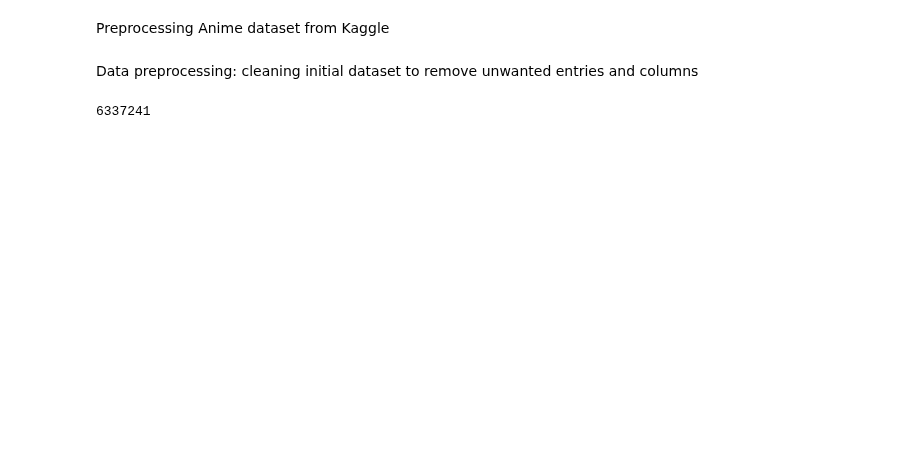
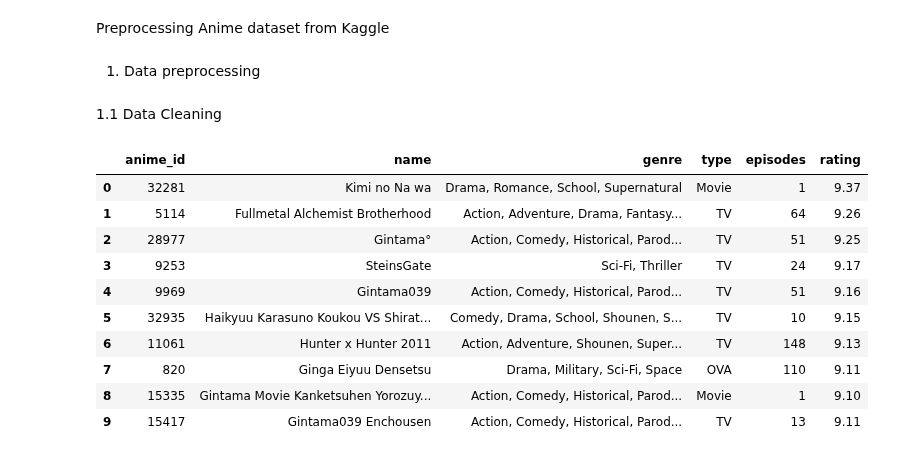
Before and after one commit to Haaris-Syed/AnimeRecommender, a Jupyter notebook: AnimeDataset-Preprocessing.ipynb, the cells around one changed output. Cells and saved outputs as stored; diff of their text form; code cells hidden in the pictures; blank space fills up the shorter version.

```diff
--- a/AnimeDataset-Preprocessing.ipynb
+++ b/AnimeDataset-Preprocessing.ipynb
@@ -9,22 +11,36 @@ import matplotlib as plt
-# %% [markdown]
-Data preprocessing: cleaning initial dataset to remove unwanted entries and columns
-# %%
-anime_df = pd.read_csv("anime.csv")
-anime_df.drop(columns=["members"], axis = 1, inplace = True)
-
-# remove entries where user has not rated an anime (indicated by a -1 in the rating column)
-user_ratings_df = pd.read_csv("rating.csv")
-user_ratings_df = user_ratings_df[user_ratings_df.rating != -1]
-user_ratings_df.head(10)
-print(len(user_ratings_df))
-#testing testing
-#testing testing
-#testing testing
-#testing testing
-#testing testing
-#testing testing
-#testing testing
-#testing testing
-#testing testing
-# %% [output]
-6337241
+# %% [markdown]
+1. Data preprocessing
+# %% [markdown]
+1.1 Data Cleaning
+# %%
+# remove unwanted features (columns) from the dataset
+anime_df = pd.read_csv("anime.csv")
+anime_df.drop(columns=["members"], axis = 1, inplace = True)
+
+#removing unwanted characters from the anime name strings
+def text_cleaning(text):
+    text = re.sub(r'&quot;', '', text)
+    text  = "".join([char for char in text if char not in string.punctuation])
+    text = re.sub(r'.hack//', '', text)
+    text = re.sub(r'&#039;', '', text)
+    text = re.sub(r'A&#039;s', '', text)
+    text = re.sub(r'I&#039;', 'I\'', text)
+    text = re.sub(r'&amp;', 'and', text)
+    text = re.sub(r'Â°', '',text)
+
+    return text
+
+anime_df['name'] = anime_df['name'].apply(text_cleaning)
+anime_df.head(10)
+# %% [output]
+|  | anime_id | name | genre | type | episodes | rating |
+| 0 | 32281 | Kimi no Na wa | Drama, Romance, School, Supernatural | Movie | 1 | 9.37 |
+| 1 | 5114 | Fullmetal Alchemist Brotherhood | Action, Adventure, Drama, Fantasy... | TV | 64 | 9.26 |
+| 2 | 28977 | Gintama° | Action, Comedy, Historical, Parod... | TV | 51 | 9.25 |
+| 3 | 9253 | SteinsGate | Sci-Fi, Thriller | TV | 24 | 9.17 |
+| 4 | 9969 | Gintama039 | Action, Comedy, Historical, Parod... | TV | 51 | 9.16 |
+| 5 | 32935 | Haikyuu Karasuno Koukou VS Shirat... | Comedy, Drama, School, Shounen, S... | TV | 10 | 9.15 |
+| 6 | 11061 | Hunter x Hunter 2011 | Action, Adventure, Shounen, Super... | TV | 148 | 9.13 |
+| 7 | 820 | Ginga Eiyuu Densetsu | Drama, Military, Sci-Fi, Space | OVA | 110 | 9.11 |
+| 8 | 15335 | Gintama Movie Kanketsuhen Yorozuy... | Action, Comedy, Historical, Parod... | Movie | 1 | 9.10 |
+| 9 | 15417 | Gintama039 Enchousen | Action, Comedy, Historical, Parod... | TV | 13 | 9.11 |
```
Also changed, not shown: parts of 27 cells of this notebook.
